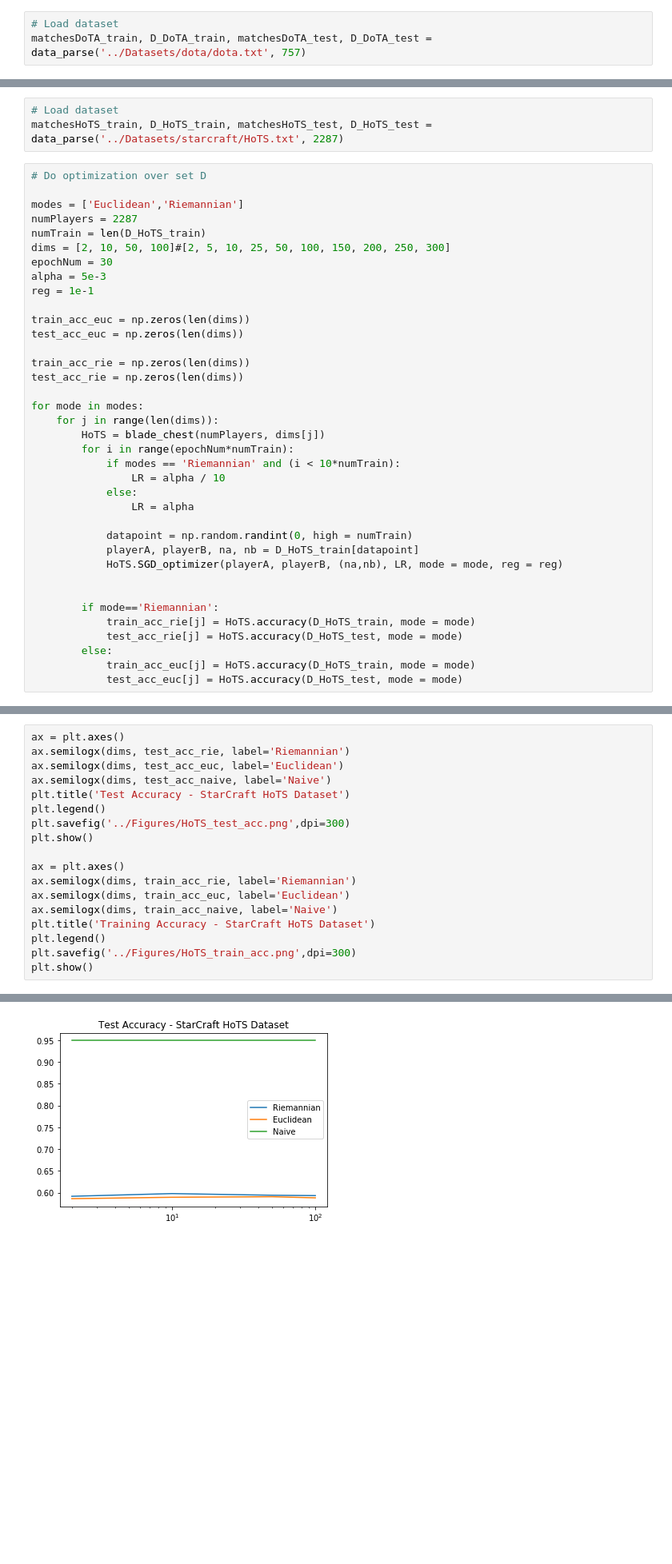
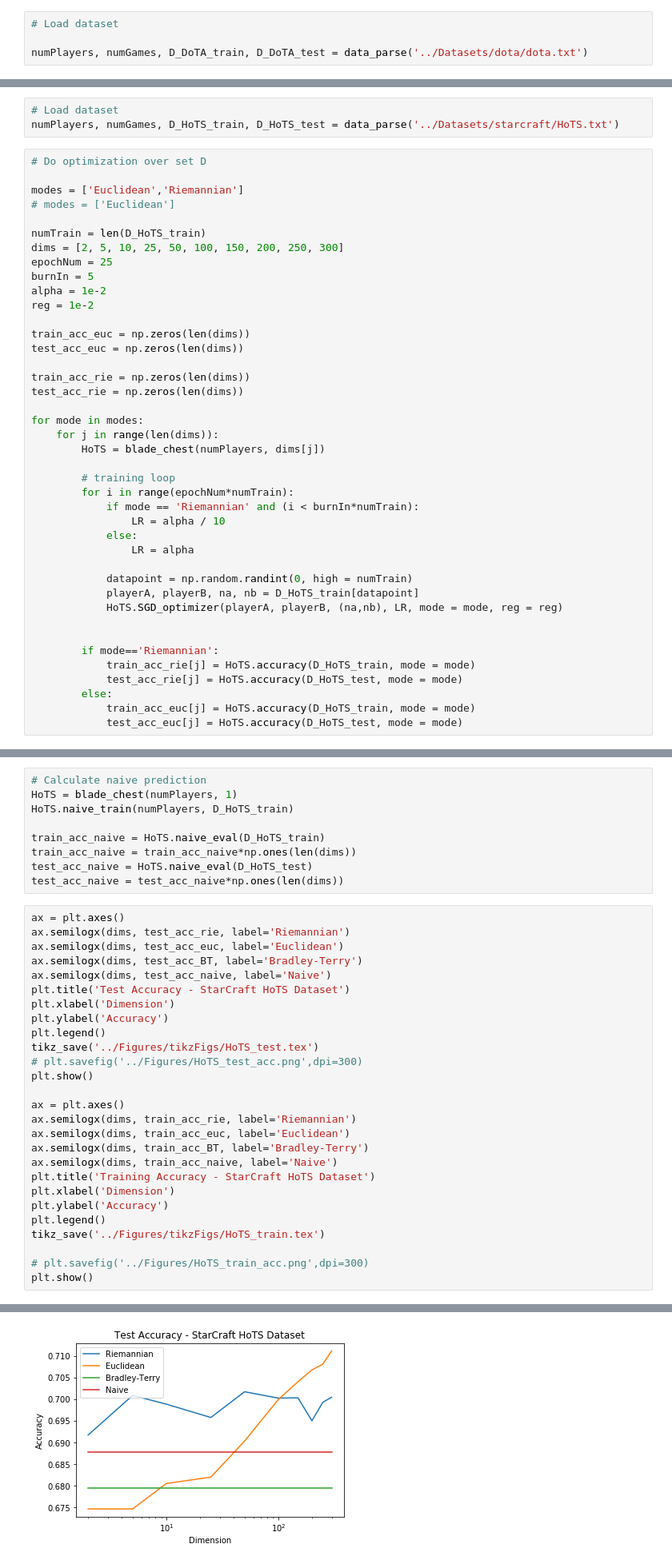
Before and after one commit to timanderson1994/blade-chest-poincare, a Jupyter notebook: Poincare-Blade-Chest-Models.ipynb, the cells around one changed output, grey strips where cells are left out. Shown at 80% size. Cells and saved outputs as stored; diff of their text form; blank space fills up the shorter version.

Commit message:
fixed naive model and updated run file

```diff
--- a/Poincare-Blade-Chest-Models.ipynb
+++ b/Poincare-Blade-Chest-Models.ipynb
@@ -153,7 +170,8 @@ model_plot2(RPSLS2, '../Figures/RPSLS2_Riemannian.png')
 Data from popular video game *Defense of the Ancients*
 # %%
 # Load dataset
-matchesDoTA_train, D_DoTA_train, matchesDoTA_test, D_DoTA_test = data_parse('../Datasets/dota/dota.txt', 757)
+
+numPlayers, numGames, D_DoTA_train, D_DoTA_test = data_parse('../Datasets/dota/dota.txt')
 # %%
 # Do optimization over set D
 
@@ -205,17 +294,19 @@ plt.show()
 Evaluated datasets for *StarCraft II: Wings of Liberty* and *StarCraft II: Heart of the Swarm*.
 # %%
 # Load dataset
-matchesHoTS_train, D_HoTS_train, matchesHoTS_test, D_HoTS_test = data_parse('../Datasets/starcraft/HoTS.txt', 2287)
+numPlayers, numGames, D_HoTS_train, D_HoTS_test = data_parse('../Datasets/starcraft/HoTS.txt')
 # %%
 # Do optimization over set D
 
 modes = ['Euclidean','Riemannian']
-numPlayers = 2287
+# modes = ['Euclidean']
+
 numTrain = len(D_HoTS_train)
-dims = [2, 10, 50, 100]#[2, 5, 10, 25, 50, 100, 150, 200, 250, 300]
-epochNum = 30
-alpha = 5e-3
-reg = 1e-1
+dims = [2, 5, 10, 25, 50, 100, 150, 200, 250, 300]
+epochNum = 25
+burnIn = 5
+alpha = 1e-2
+reg = 1e-2
 
 train_acc_euc = np.zeros(len(dims))
 test_acc_euc = np.zeros(len(dims))
@@ -226,8 +317,10 @@ test_acc_rie = np.zeros(len(dims))
 for mode in modes:
     for j in range(len(dims)):
         HoTS = blade_chest(numPlayers, dims[j])
+
+        # training loop
         for i in range(epochNum*numTrain):
-            if modes == 'Riemannian' and (i < 10*numTrain):
+            if mode == 'Riemannian' and (i < burnIn*numTrain):
                 LR = alpha / 10
             else:
                 LR = alpha
@@ -254,19 +363,37 @@ for j in range(len(dims)):
+# %%
+# Calculate naive prediction
+HoTS = blade_chest(numPlayers, 1)
+HoTS.naive_train(numPlayers, D_HoTS_train)
+
+train_acc_naive = HoTS.naive_eval(D_HoTS_train)
+train_acc_naive = train_acc_naive*np.ones(len(dims))
+test_acc_naive = HoTS.naive_eval(D_HoTS_test)
+test_acc_naive = test_acc_naive*np.ones(len(dims))
 # %%
 ax = plt.axes()
 ax.semilogx(dims, test_acc_rie, label='Riemannian')
 ax.semilogx(dims, test_acc_euc, label='Euclidean')
+ax.semilogx(dims, test_acc_BT, label='Bradley-Terry')
 ax.semilogx(dims, test_acc_naive, label='Naive')
 plt.title('Test Accuracy - StarCraft HoTS Dataset')
+plt.xlabel('Dimension')
+plt.ylabel('Accuracy')
 plt.legend()
-plt.savefig('../Figures/HoTS_test_acc.png',dpi=300)
+tikz_save('../Figures/tikzFigs/HoTS_test.tex')
+# plt.savefig('../Figures/HoTS_test_acc.png',dpi=300)
 plt.show()
 
 ax = plt.axes()
 ax.semilogx(dims, train_acc_rie, label='Riemannian')
 ax.semilogx(dims, train_acc_euc, label='Euclidean')
+ax.semilogx(dims, train_acc_BT, label='Bradley-Terry')
 ax.semilogx(dims, train_acc_naive, label='Naive')
 plt.title('Training Accuracy - StarCraft HoTS Dataset')
+plt.xlabel('Dimension')
+plt.ylabel('Accuracy')
 plt.legend()
-plt.savefig('../Figures/HoTS_train_acc.png',dpi=300)
+tikz_save('../Figures/tikzFigs/HoTS_train.tex')
+
+# plt.savefig('../Figures/HoTS_train_acc.png',dpi=300)
 plt.show()
 # %% [output]
@@ -273 +409 @@ plt.show()
-[figure, old version]
+[figure, new version]
```
Also changed, not shown: parts of 29 cells of this notebook, 1 other file.
